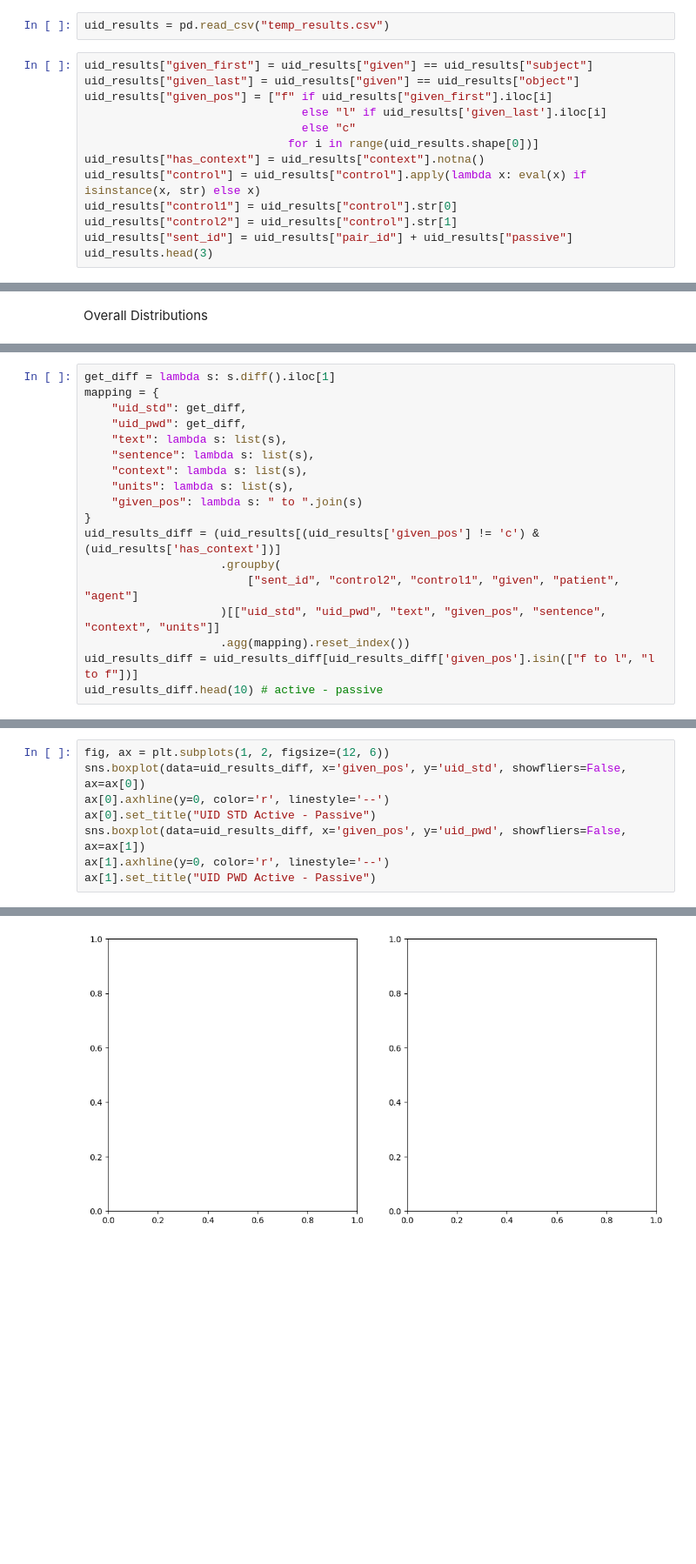
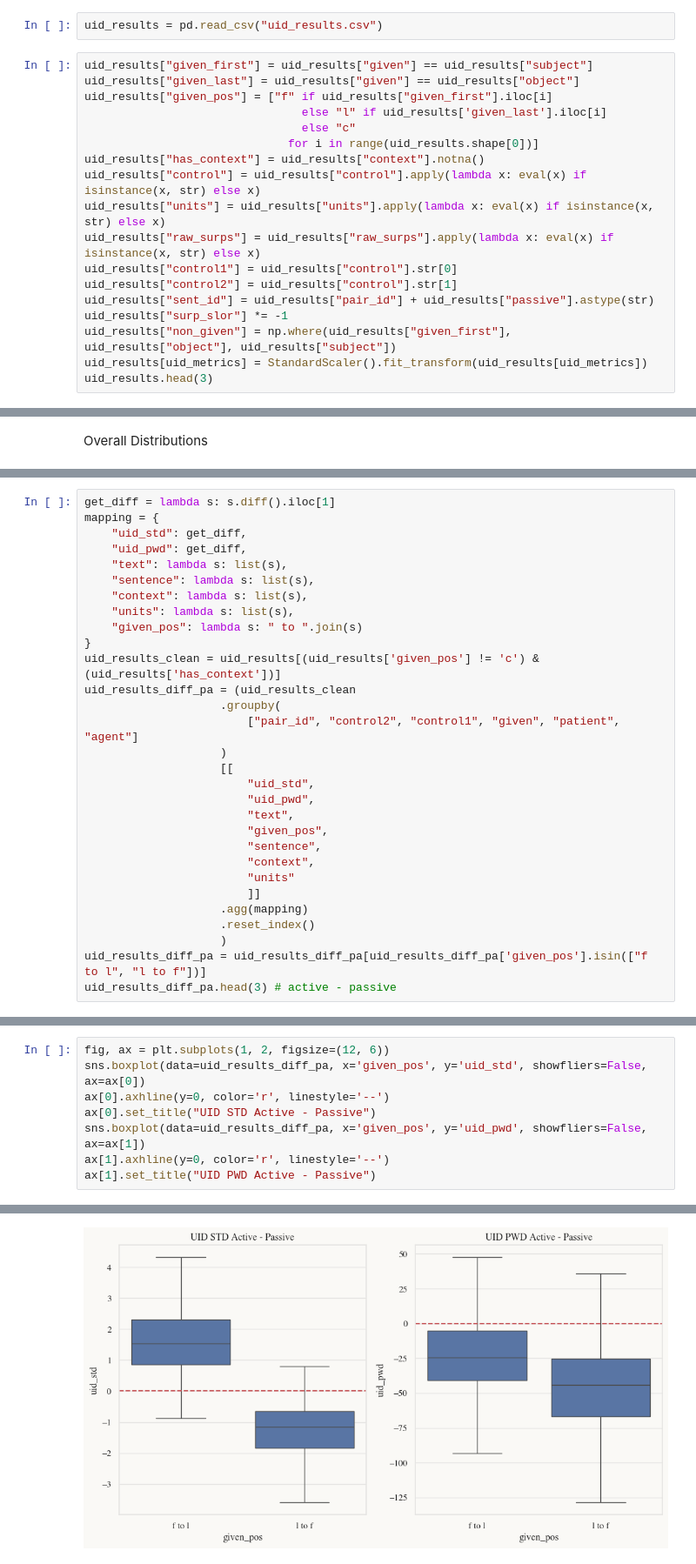
Before and after one commit to NolanChai/active-passive-alternations, a Jupyter notebook: template_experiments.ipynb, the cells around one changed output, grey strips where cells are left out. Shown at 87% size. Saved outputs shown, nothing was run; the diff lists cells and outputs as text; blank space fills up the shorter version.

Commit message:
Chore: Upload plots, update plotting code

```diff
--- a/template_experiments.ipynb
+++ b/template_experiments.ipynb
@@ -169,7 +220,7 @@ List of questions to answer:
 # %% [markdown]
 ## Data Cleaning
 # %%
-uid_results = pd.read_csv("temp_results.csv")
+uid_results = pd.read_csv("uid_results.csv")
 # %%
 uid_results["given_first"] = uid_results["given"] == uid_results["subject"]
 uid_results["given_last"] = uid_results["given"] == uid_results["object"]
@@ -179,8 +230,13 @@ uid_results["given_pos"] = ["f" if uid_results["given_first"].iloc[i]
                               for i in range(uid_results.shape[0])]
 uid_results["has_context"] = uid_results["context"].notna()
 uid_results["control"] = uid_results["control"].apply(lambda x: eval(x) if isinstance(x, str) else x)
+uid_results["units"] = uid_results["units"].apply(lambda x: eval(x) if isinstance(x, str) else x)
+uid_results["raw_surps"] = uid_results["raw_surps"].apply(lambda x: eval(x) if isinstance(x, str) else x)
 uid_results["control1"] = uid_results["control"].str[0]
 uid_results["control2"] = uid_results["control"].str[1]
-uid_results["sent_id"] = uid_results["pair_id"] + uid_results["passive"]
+uid_results["sent_id"] = uid_results["pair_id"] + uid_results["passive"].astype(str)
+uid_results["surp_slor"] *= -1
+uid_results["non_given"] = np.where(uid_results["given_first"], uid_results["object"], uid_results["subject"])
+uid_results[uid_metrics] = StandardScaler().fit_transform(uid_results[uid_metrics])
 uid_results.head(3)
 # %% [output]
@@ -238,11 +302,23 @@ mapping = {
     "units": lambda s: list(s),
     "given_pos": lambda s: " to ".join(s)
 }
-uid_results_diff = (uid_results[(uid_results['given_pos'] != 'c') & (uid_results['has_context'])]
+uid_results_clean = uid_results[(uid_results['given_pos'] != 'c') & (uid_results['has_context'])]
+uid_results_diff_pa = (uid_results_clean
                     .groupby(
-                        ["sent_id", "control2", "control1", "given", "patient", "agent"]
-                    )[["uid_std", "uid_pwd", "text", "given_pos", "sentence", "context", "units"]]
-                    .agg(mapping).reset_index())
-uid_results_diff = uid_results_diff[uid_results_diff['given_pos'].isin(["f to l", "l to f"])]
-uid_results_diff.head(10) # active - passive
+                        ["pair_id", "control2", "control1", "given", "patient", "agent"]
+                    )
+                    [[
+                        "uid_std",
+                        "uid_pwd",
+                        "text",
+                        "given_pos",
+                        "sentence",
+                        "context",
+                        "units"
+                        ]]
+                    .agg(mapping)
+                    .reset_index()
+                    )
+uid_results_diff_pa = uid_results_diff_pa[uid_results_diff_pa['given_pos'].isin(["f to l", "l to f"])]
+uid_results_diff_pa.head(3) # active - passive
 # %% [output]
@@ -258,9 +341,9 @@ NameError: name 'uid_results_diff' is not defined
 # %%
 fig, ax = plt.subplots(1, 2, figsize=(12, 6))
-sns.boxplot(data=uid_results_diff, x='given_pos', y='uid_std', showfliers=False, ax=ax[0])
+sns.boxplot(data=uid_results_diff_pa, x='given_pos', y='uid_std', showfliers=False, ax=ax[0])
 ax[0].axhline(y=0, color='r', linestyle='--')
 ax[0].set_title("UID STD Active - Passive")
-sns.boxplot(data=uid_results_diff, x='given_pos', y='uid_pwd', showfliers=False, ax=ax[1])
+sns.boxplot(data=uid_results_diff_pa, x='given_pos', y='uid_pwd', showfliers=False, ax=ax[1])
 ax[1].axhline(y=0, color='r', linestyle='--')
 ax[1].set_title("UID PWD Active - Passive")
 # %% [output]
@@ -268 +351 @@ NameError: name 'uid_results_diff' is not defined
-[figure, old version]
+[figure, new version]
```
Also changed, not shown: parts of 39 cells of this notebook, 5 other files.
